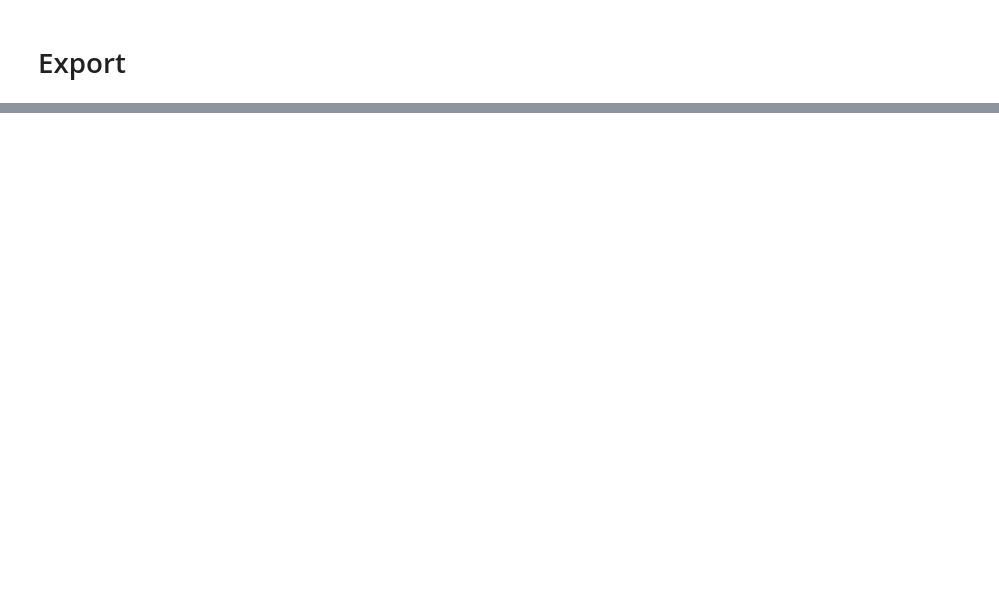
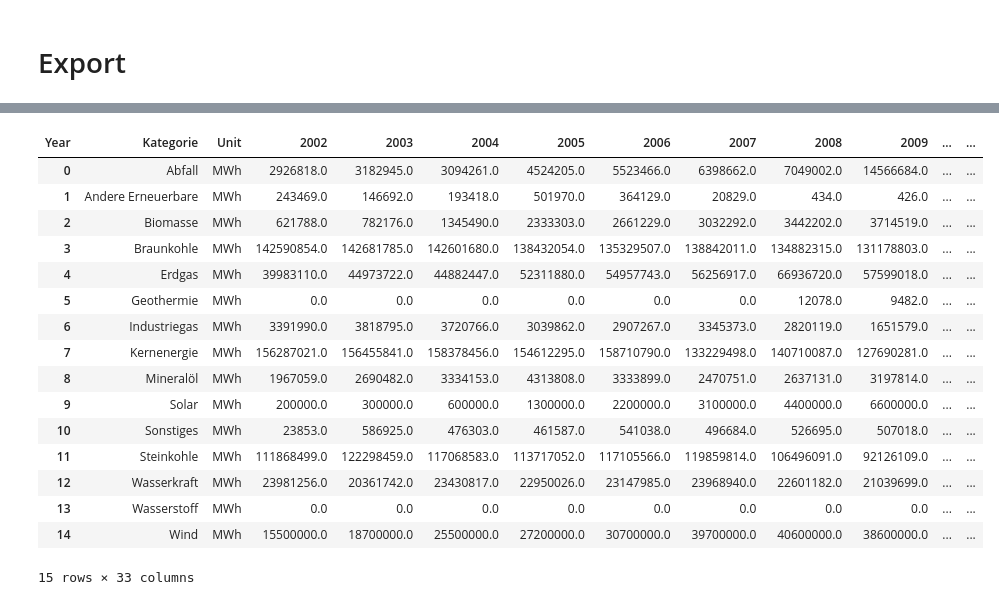
Before and after one commit to SultanGabriel/de_gridmix, a Jupyter notebook: destatis.ipynb, the cells around one changed output, grey strips where cells are left out. Drawn from its saved outputs; the diff is of its cells as text; code cells hidden in the pictures; blank space fills up the shorter version.

```diff
--- a/destatis.ipynb
+++ b/destatis.ipynb
@@ -1100,0 +1429,55 @@ strommix_wide.head(20)
+# %%
+combined_wide_excel = combined.pivot_table(
+    index="Kategorie",
+    columns="Year",
+    values="value",
+    aggfunc="sum"
+).fillna(0)
+
+# Unit-Spalte hinzufügen
+combined_wide_excel.insert(0, "Unit", "MWh")
+
+# Index resetten für Export
+combined_wide_excel = combined_wide_excel.reset_index()
+
+# Exportieren ins gleiche Excel File mit Formatierung
+with pd.ExcelWriter(f"{OUTPUT_DIR}/strommix_prognose_absolute.xlsx", engine='xlsxwriter', mode='w') as writer:
+    combined_wide_excel.to_excel(writer, sheet_name='Strommix_Prognose', index=False)
+
+    workbook  = writer.book
+    worksheet = writer.sheets['Strommix_Prognose']
+
+    # Format: erste Spalten ('Kategorie' und 'Unit')
+    worksheet.set_column(0, 1, 24, workbook.add_format({
+        'bold': True,
+        'align': 'left'
+    }))
+
+    # Daten-Spalten (Jahre)
+    worksheet.set_column(2, combined_wide_excel.shape[1], 20, workbook.add_format({
+        'align': 'left'
+    }))
+
+    # Header-Format
+    header_format = workbook.add_format({'bold': True, 'bg_color': '#D9D9D9'})
+    worksheet.set_row(0, 16, header_format)
+
+combined_wide_excel
+# %% [output]
+| Year | Kategorie | Unit | 2002 | 2003 | 2004 | 2005 | 2006 | 2007 | 2008 | 2009 | ... | ... |
+| 0 | Abfall | MWh | 2926818.0 | 3182945.0 | 3094261.0 | 4524205.0 | 5523466.0 | 6398662.0 | 7049002.0 | 14566684.0 | ... | ... |
+| 1 | Andere Erneuerbare | MWh | 243469.0 | 146692.0 | 193418.0 | 501970.0 | 364129.0 | 20829.0 | 434.0 | 426.0 | ... | ... |
+| 2 | Biomasse | MWh | 621788.0 | 782176.0 | 1345490.0 | 2333303.0 | 2661229.0 | 3032292.0 | 3442202.0 | 3714519.0 | ... | ... |
+| 3 | Braunkohle | MWh | 142590854.0 | 142681785.0 | 142601680.0 | 138432054.0 | 135329507.0 | 138842011.0 | 134882315.0 | 131178803.0 | ... | ... |
+| 4 | Erdgas | MWh | 39983110.0 | 44973722.0 | 44882447.0 | 52311880.0 | 54957743.0 | 56256917.0 | 66936720.0 | 57599018.0 | ... | ... |
+| 5 | Geothermie | MWh | 0.0 | 0.0 | 0.0 | 0.0 | 0.0 | 0.0 | 12078.0 | 9482.0 | ... | ... |
+| 6 | Industriegas | MWh | 3391990.0 | 3818795.0 | 3720766.0 | 3039862.0 | 2907267.0 | 3345373.0 | 2820119.0 | 1651579.0 | ... | ... |
+| 7 | Kernenergie | MWh | 156287021.0 | 156455841.0 | 158378456.0 | 154612295.0 | 158710790.0 | 133229498.0 | 140710087.0 | 127690281.0 | ... | ... |
+| 8 | Mineralöl | MWh | 1967059.0 | 2690482.0 | 3334153.0 | 4313808.0 | 3333899.0 | 2470751.0 | 2637131.0 | 3197814.0 | ... | ... |
+| 9 | Solar | MWh | 200000.0 | 300000.0 | 600000.0 | 1300000.0 | 2200000.0 | 3100000.0 | 4400000.0 | 6600000.0 | ... | ... |
+| 10 | Sonstiges | MWh | 23853.0 | 586925.0 | 476303.0 | 461587.0 | 541038.0 | 496684.0 | 526695.0 | 507018.0 | ... | ... |
+| 11 | Steinkohle | MWh | 111868499.0 | 122298459.0 | 117068583.0 | 113717052.0 | 117105566.0 | 119859814.0 | 106496091.0 | 92126109.0 | ... | ... |
+| 12 | Wasserkraft | MWh | 23981256.0 | 20361742.0 | 23430817.0 | 22950026.0 | 23147985.0 | 23968940.0 | 22601182.0 | 21039699.0 | ... | ... |
+| 13 | Wasserstoff | MWh | 0.0 | 0.0 | 0.0 | 0.0 | 0.0 | 0.0 | 0.0 | 0.0 | ... | ... |
+| 14 | Wind | MWh | 15500000.0 | 18700000.0 | 25500000.0 | 27200000.0 | 30700000.0 | 39700000.0 | 40600000.0 | 38600000.0 | ... | ... |
+15 rows × 33 columns
```
Also changed, not shown: parts of 22 cells of this notebook, 7 other files.
